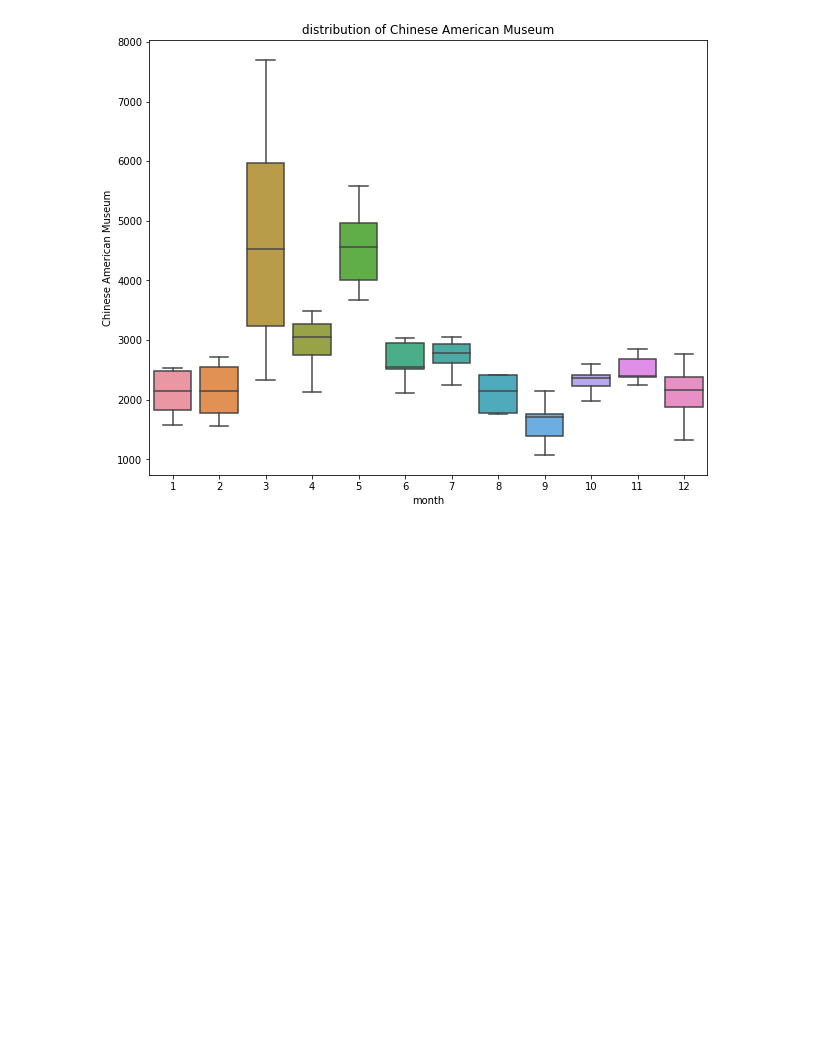
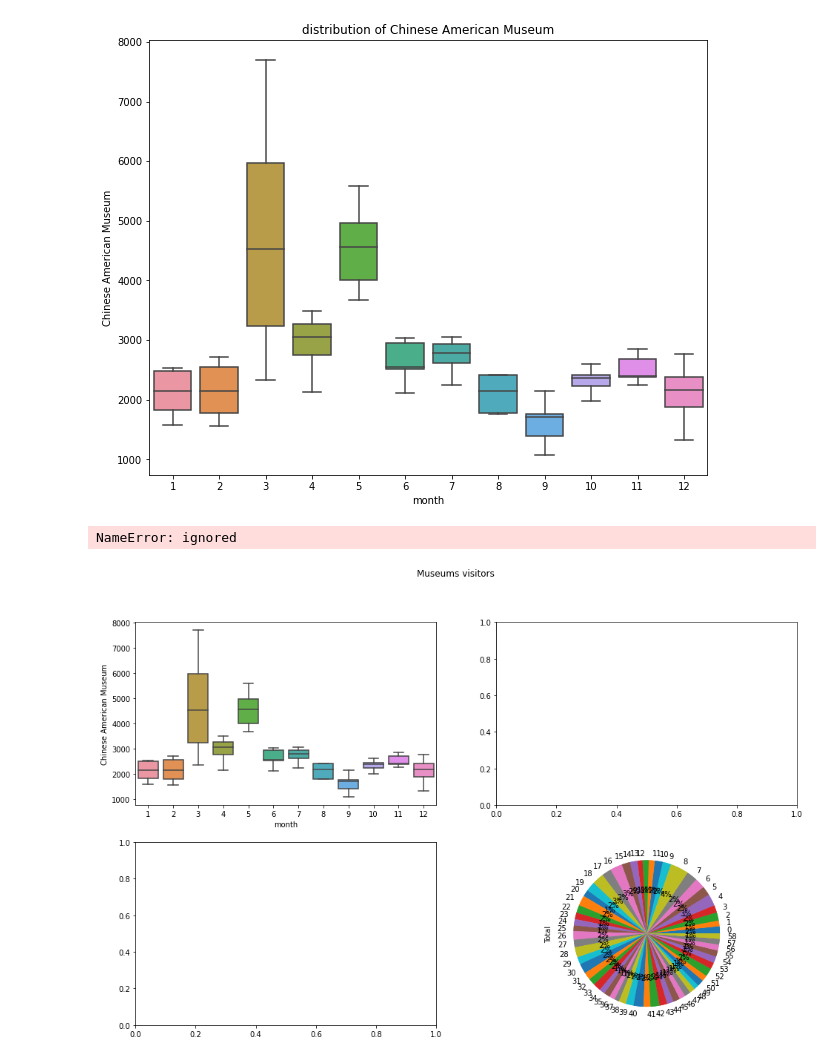
Before and after one commit to renadalahmadi/BigData-and-AI, a Jupyter notebook: Assignment_II_Visualizations.ipynb, the cells around one changed output. Saved outputs shown, nothing was run; the diff lists cells and outputs as text; code cells hidden in the pictures; blank space fills up the shorter version.

```diff
--- a/Assignment_II_Visualizations.ipynb
+++ b/Assignment_II_Visualizations.ipynb
@@ -295,3 +272,33 @@ sns.boxplot(
 plt.title("distribution of Chinese American Museum");
 # %% [output]
 [figure]
+# %%
+# Dimensions of the figure
+fig, axes = plt.subplots(2, 2, figsize=(16,10))
+
+# title
+fig.suptitle('Museums visitors')
+
+# boxplot
+sns.boxplot(
+    ax=axes[0, 0],
+    x="month",
+    y="Chinese American Museum",
+    data=Data
+)
+# pie chart
+Data["Total"] = Data.sum(axis = 1)
+# grouping data based on month
+plt.pie(Data['Total'], autopct='%.0f%%')
+Data['Total'].plot(ax=axes[1, 1], kind = "pie")
+
+
+# scatterplot
+sns.scatterplot(ax=axes[0, 1], x="month",
+                    y="Chinese American Museum",
+                    data=Data_month)
+# barplot
+sns.barplot(ax=axes[1, 0], data=rData)
+# %% [output]
+NameError: ignored
+[figure, added]
```
Also changed, not shown: parts of 3 cells of this notebook.
